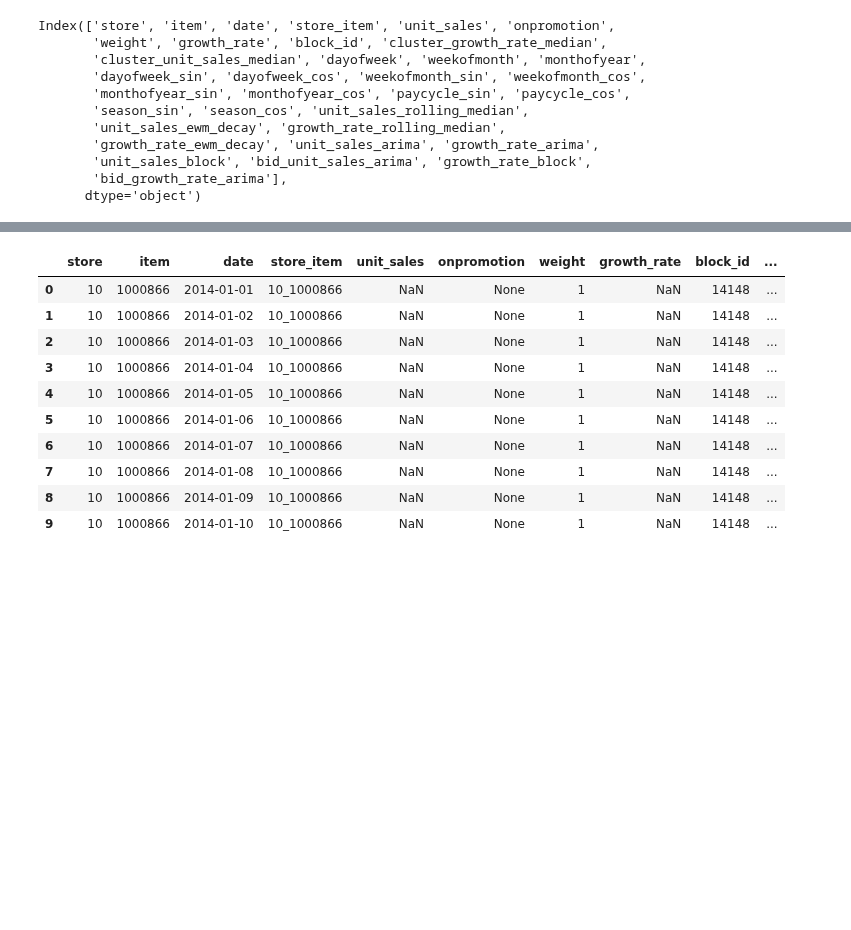
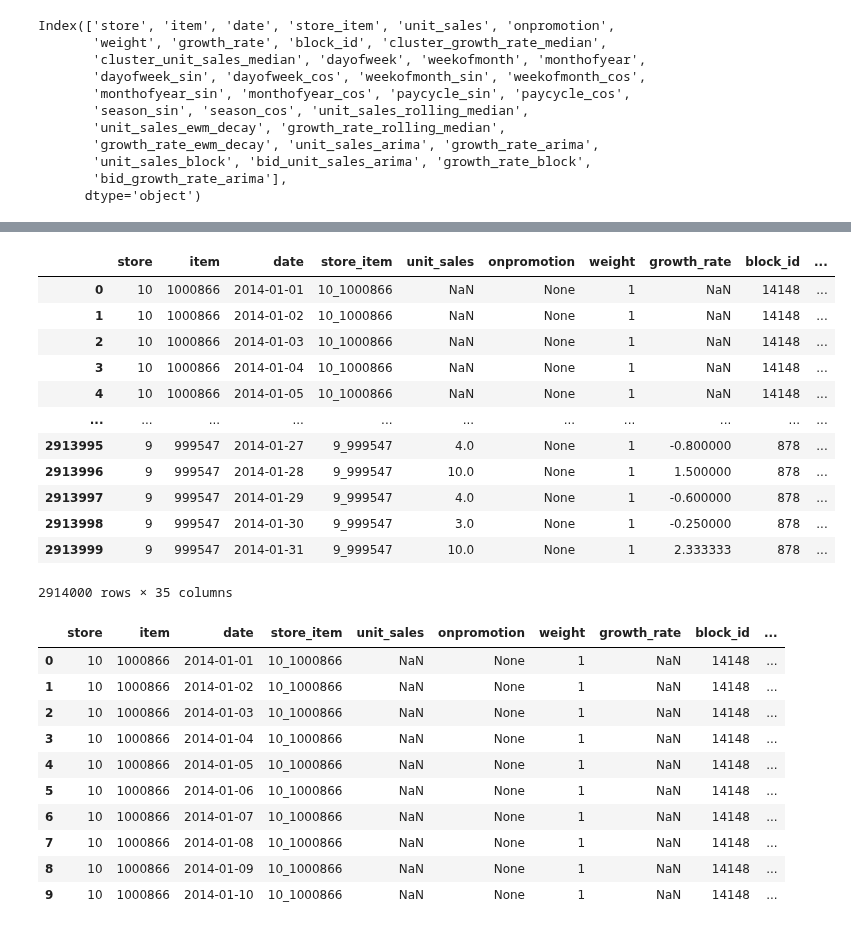
Before and after one commit to ygrepo/kaggle_favorita_grocery_sales_forecasting, a Jupyter notebook: notebook/analysis.ipynb, the cells around one changed output, grey strips where cells are left out. Drawn from its saved outputs; the diff is of its cells as text; code cells hidden in the pictures; blank space fills up the shorter version.

```diff
--- a/notebook/analysis.ipynb
+++ b/notebook/analysis.ipynb
@@ -327,4 +327,5 @@ Index(['store', 'item', 'date', 'store_item', 'unit_sales', 'onpromotion',
       dtype='object')
 # %%
 data_path = Path("../output/data/2014_January_top_53_store_2000_item_growth_rate_clustered_medians_cyc_X_y_features.parquet")
-df = pd.read_parquet(data_path)
+df = load_raw_data(data_path)
+# %% [output]
@@ -331,3 +334,16 @@ df = pd.read_parquet(data_path)
+|  | store | item | date | store_item | unit_sales | onpromotion | weight | growth_rate | block_id | ... |
+| 0 | 10 | 1000866 | 2014-01-01 | 10_1000866 | NaN | None | 1 | NaN | 14148 | ... |
+| 1 | 10 | 1000866 | 2014-01-02 | 10_1000866 | NaN | None | 1 | NaN | 14148 | ... |
+| 2 | 10 | 1000866 | 2014-01-03 | 10_1000866 | NaN | None | 1 | NaN | 14148 | ... |
+| 3 | 10 | 1000866 | 2014-01-04 | 10_1000866 | NaN | None | 1 | NaN | 14148 | ... |
+| 4 | 10 | 1000866 | 2014-01-05 | 10_1000866 | NaN | None | 1 | NaN | 14148 | ... |
+| ... | ... | ... | ... | ... | ... | ... | ... | ... | ... | ... |
+| 2913995 | 9 | 999547 | 2014-01-27 | 9_999547 | 4.0 | None | 1 | -0.800000 | 878 | ... |
+| 2913996 | 9 | 999547 | 2014-01-28 | 9_999547 | 10.0 | None | 1 | 1.500000 | 878 | ... |
+| 2913997 | 9 | 999547 | 2014-01-29 | 9_999547 | 4.0 | None | 1 | -0.600000 | 878 | ... |
+| 2913998 | 9 | 999547 | 2014-01-30 | 9_999547 | 3.0 | None | 1 | -0.250000 | 878 | ... |
+| 2913999 | 9 | 999547 | 2014-01-31 | 9_999547 | 10.0 | None | 1 | 2.333333 | 878 | ... |
+2914000 rows × 35 columns
 # %%
 df.head(10)
 # %% [output]
```
Also changed, not shown: parts of 2 cells of this notebook, 1 other file.
